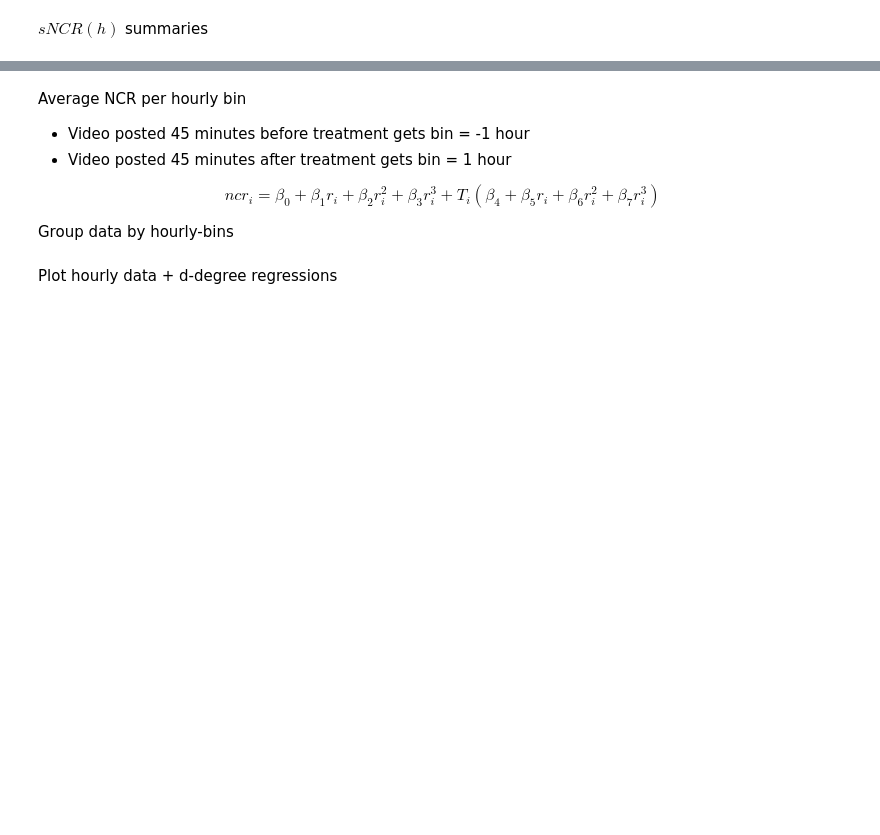
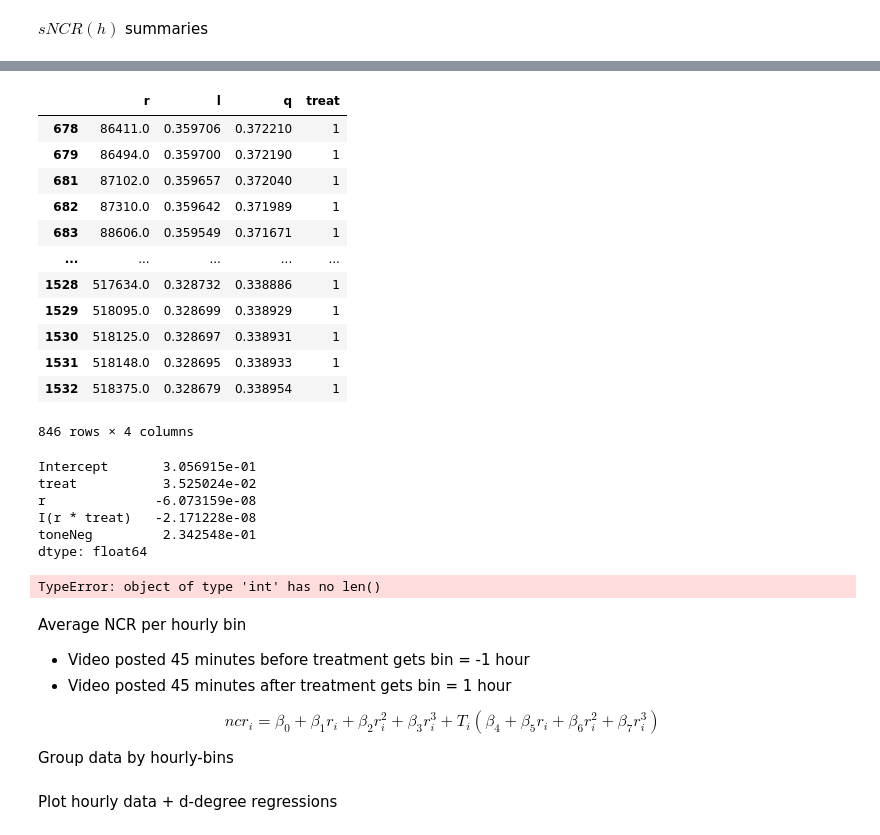
Before and after one commit to ArturoSbr/youtube-dislike-count, a Jupyter notebook: cod/02_analysis/01_analysis.ipynb, the cells around one changed output, grey strips where cells are left out. Drawn from its saved outputs; the diff is of its cells as text; code cells hidden in the pictures; blank space fills up the shorter version.

```diff
--- a/cod/02_analysis/01_analysis.ipynb
+++ b/cod/02_analysis/01_analysis.ipynb
@@ -324,0 +361,16 @@ Figure for presentation
+# %%
+t.loc[t['treat'].eq(0)]
+# %% [output]
+|  | r | l | q | treat |
+| 678 | 86411.0 | 0.359706 | 0.372210 | 1 |
+| 679 | 86494.0 | 0.359700 | 0.372190 | 1 |
+| 681 | 87102.0 | 0.359657 | 0.372040 | 1 |
+| 682 | 87310.0 | 0.359642 | 0.371989 | 1 |
+| 683 | 88606.0 | 0.359549 | 0.371671 | 1 |
+| ... | ... | ... | ... | ... |
+| 1528 | 517634.0 | 0.328732 | 0.338886 | 1 |
+| 1529 | 518095.0 | 0.328699 | 0.338929 | 1 |
+| 1530 | 518125.0 | 0.328697 | 0.338931 | 1 |
+| 1531 | 518148.0 | 0.328695 | 0.338933 | 1 |
+| 1532 | 518375.0 | 0.328679 | 0.338954 | 1 |
+846 rows × 4 columns
@@ -325 +380,14 @@ Figure for presentation
+# %%
+l.params
+# %% [output]
+Intercept       3.056915e-01
+treat           3.525024e-02
+r              -6.073159e-08
+I(r * treat)   -2.171228e-08
+toneNeg         2.342548e-01
+dtype: float64
+# %%
+l.predict([-120*60*60 + ])
+# %% [output]
+TypeError: object of type 'int' has no len()
 # %%
```
Also changed, not shown: parts of 21 cells of this notebook.
